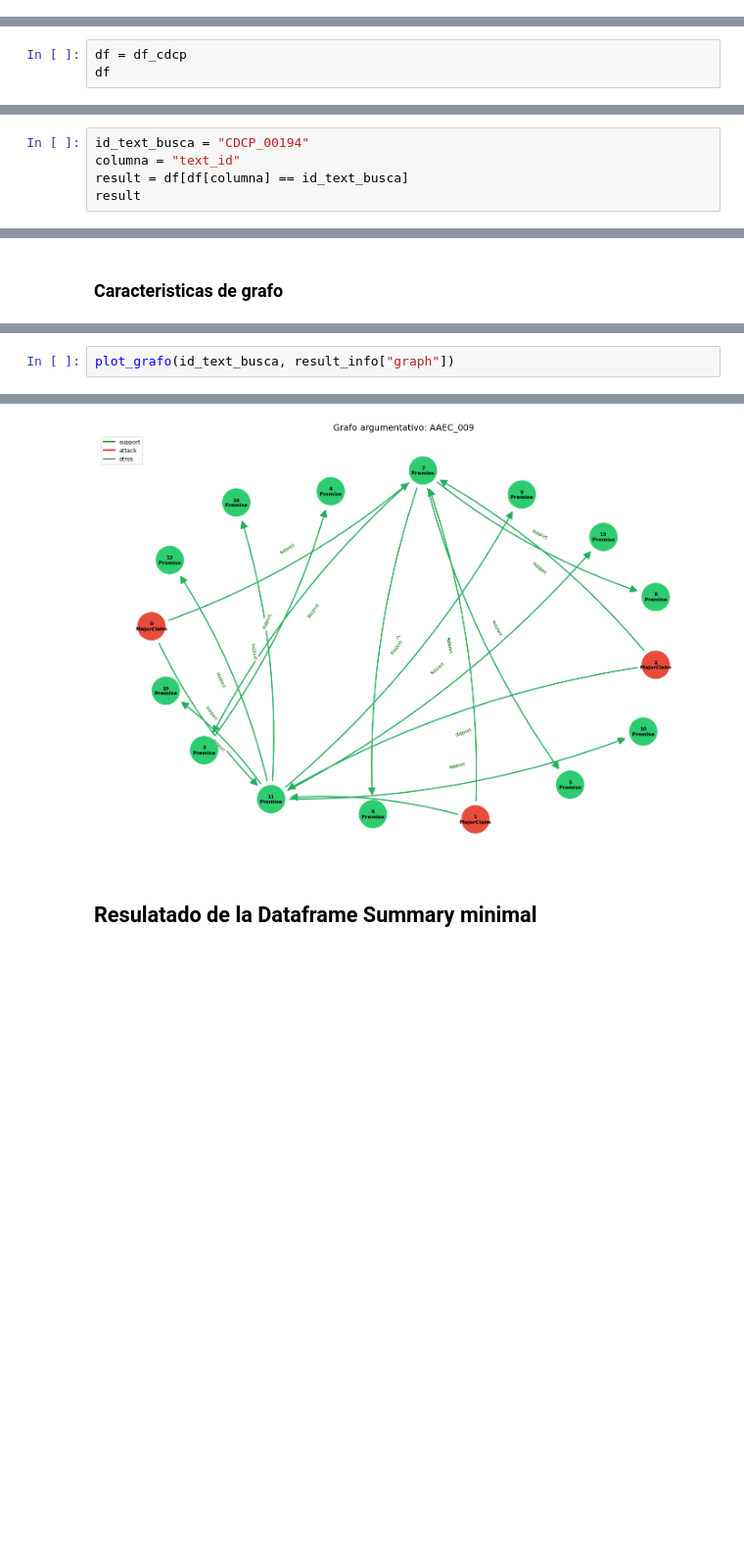
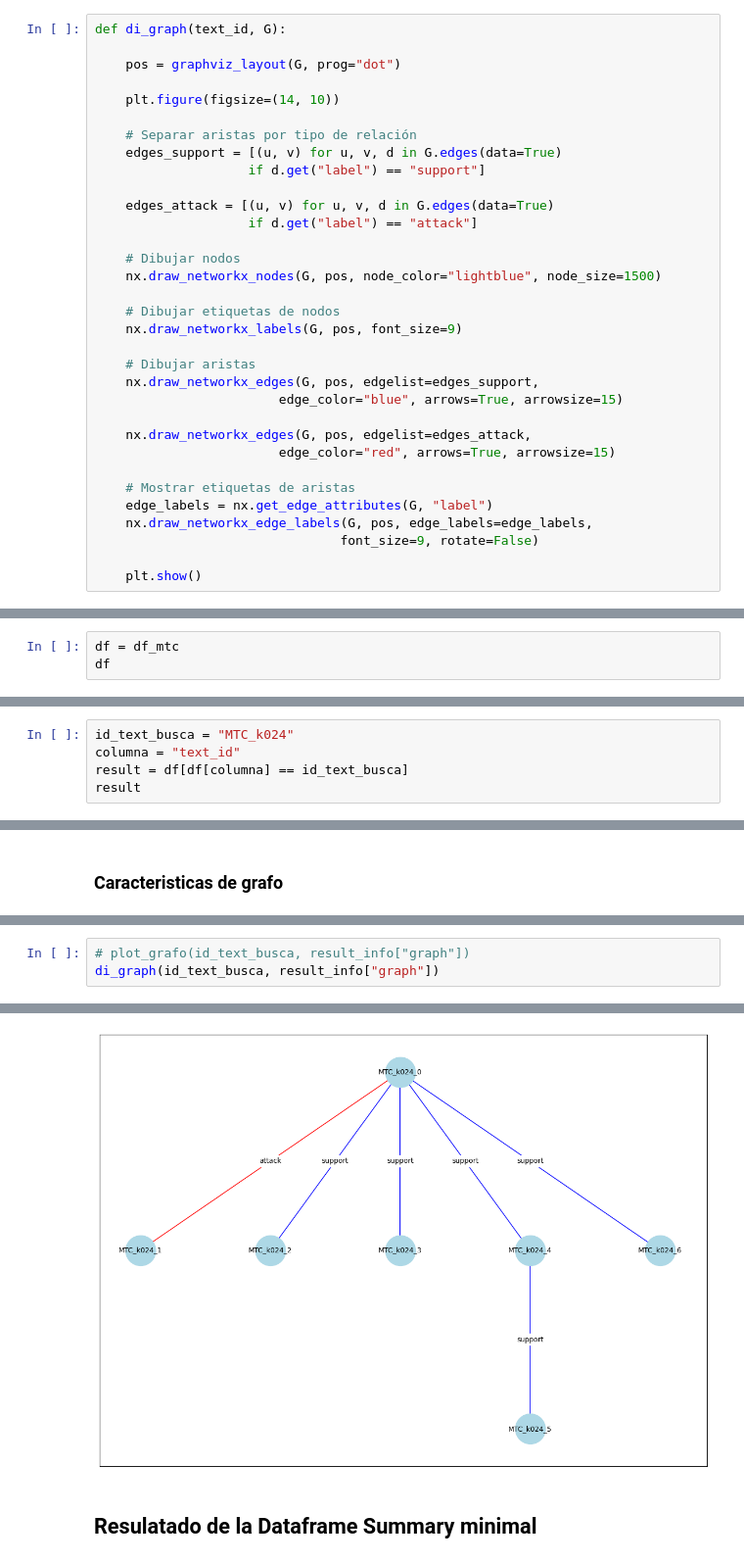
Before and after one commit to cfabianbarretop/argumentation-dataset, a Jupyter notebook: analisis_dataset_minimal_v5.ipynb, the cells around one changed output, grey strips where cells are left out. Shown at 98% size. Cells and saved outputs as stored; diff of their text form; blank space fills up the shorter version.

Commit message:
Add new function to show graph TD

```diff
--- a/analisis_dataset_minimal_v5.ipynb
+++ b/analisis_dataset_minimal_v5.ipynb
@@ -8,6 +9,39 @@ import matplotlib.pyplot as plt
 # %%
 result_path = "./results/minimal_v5/"
 # path_minimal = "./dataset_minimal/"
+# %%
+def di_graph(text_id, G):
+
+    pos = graphviz_layout(G, prog="dot")
+
+    plt.figure(figsize=(14, 10))
+
+    # Separar aristas por tipo de relación
+    edges_support = [(u, v) for u, v, d in G.edges(data=True)
+                    if d.get("label") == "support"]
+
+    edges_attack = [(u, v) for u, v, d in G.edges(data=True)
+                    if d.get("label") == "attack"]
+
+    # Dibujar nodos
+    nx.draw_networkx_nodes(G, pos, node_color="lightblue", node_size=1500)
+
+    # Dibujar etiquetas de nodos
+    nx.draw_networkx_labels(G, pos, font_size=9)
+
+    # Dibujar aristas
+    nx.draw_networkx_edges(G, pos, edgelist=edges_support,
+                        edge_color="blue", arrows=True, arrowsize=15)
+
+    nx.draw_networkx_edges(G, pos, edgelist=edges_attack,
+                        edge_color="red", arrows=True, arrowsize=15)
+
+    # Mostrar etiquetas de aristas
+    edge_labels = nx.get_edge_attributes(G, "label")
+    nx.draw_networkx_edge_labels(G, pos, edge_labels=edge_labels,
+                                font_size=9, rotate=False)
+
+    plt.show()
 # %%
 def plot_grafo(text_id, G):
     # Cor por nó
@@ -70,7 +104,7 @@ df_argpt = pd.read_pickle(result_path + "ArGPT_Minimal_Grafo.pkl")
 df_mtc = pd.read_pickle(result_path + "MTC_Minimal_Grafo.pkl")
 df_aasd = pd.read_pickle(result_path + "AASD_Minimal_Grafo.pkl")
 # %%
-df = df_cdcp
+df = df_mtc
 df
 # %% [output]
 |  | text_id | seg | info | graph | n_nodes | n_edges | n_comp | n_isolates |
@@ -89,5 +123,5 @@ df
 # %%
-id_text_busca = "CDCP_00194"
+id_text_busca = "MTC_k024"
 columna = "text_id"
 result = df[df[columna] == id_text_busca]
 result
@@ -200,5 +229,6 @@ df_n_root
 | 647 | CDCP_01283 | 6 | minimalist_labels labels_relation... | (CDCP_01283_0, CDCP_01283_1, CDCP... | 6 | 6 | 1 | 0 | True | [] | False | ... |
 | 677 | CDCP_01329 | 4 | minimalist_labels labels_relation... | (CDCP_01329_0, CDCP_01329_1, CDCP... | 4 | 4 | 1 | 0 | True | [] | False | ... |
 # %%
-plot_grafo(id_text_busca, result_info["graph"])
+# plot_grafo(id_text_busca, result_info["graph"])
+di_graph(id_text_busca, result_info["graph"])
 # %% [output]
@@ -205,4 +237,4 @@ plot_grafo(id_text_busca, result_info["graph"])
-[figure, old version]
+[figure, new version]
 # %% [markdown]
 ## Resulatado de la Dataframe Summary minimal
 # %%
```
Also changed, not shown: parts of 7 cells of this notebook.
